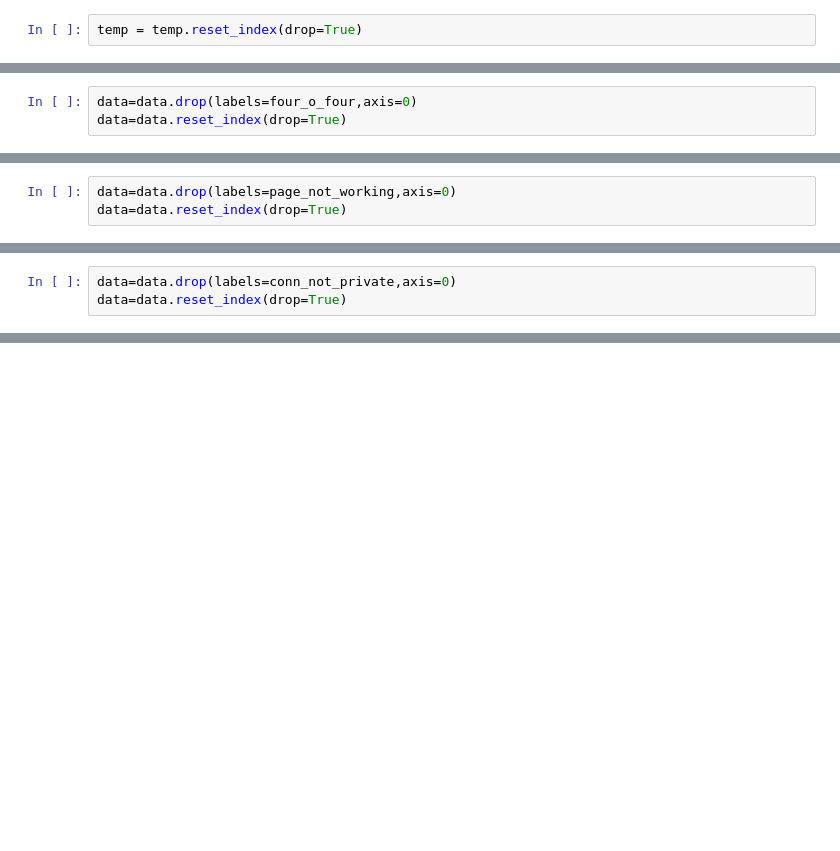
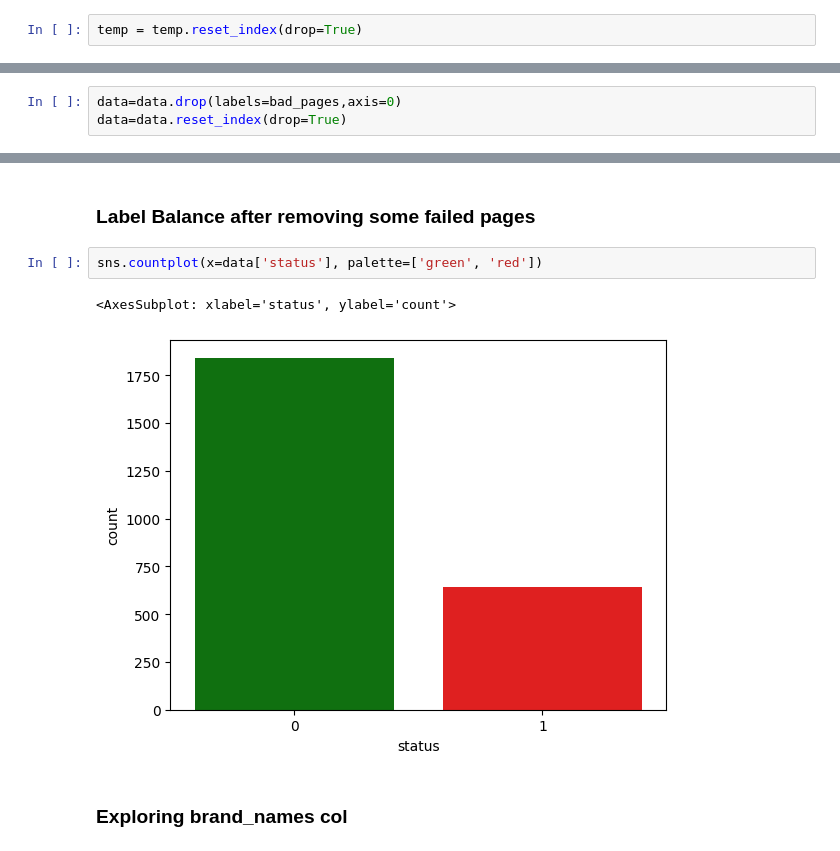
Before and after one commit to DanielYakubov/Phish-Sight-replication, a Jupyter notebook: EDA.ipynb, the cells around one changed output, grey strips where cells are left out. Saved outputs shown, nothing was run; the diff lists cells and outputs as text; blank space fills up the shorter version.

```diff
--- a/EDA.ipynb
+++ b/EDA.ipynb
@@ -432,6 +396,6 @@ Apple         1
 Name: brand_name, dtype: int64
 # %%
-data=data.drop(labels=four_o_four,axis=0)
+data=data.drop(labels=bad_pages,axis=0)
 data=data.reset_index(drop=True)
 # %%
 data.shape
@@ -495,3 +403,0 @@ temp
-# %%
-data=data.drop(labels=page_not_working,axis=0)
-data=data.reset_index(drop=True)
@@ -551,3 +403,0 @@ temp
-# %%
-data=data.drop(labels=conn_not_private,axis=0)
-data=data.reset_index(drop=True)
@@ -573,0 +404,9 @@ data
+# %% [markdown]
+### Label Balance after removing some failed pages
+# %%
+sns.countplot(x=data['status'], palette=['green', 'red'])
+# %% [output]
+<AxesSubplot: xlabel='status', ylabel='count'>
+[figure, added]
+# %% [markdown]
+### Exploring brand_names col
```
Also changed, not shown: parts of 51 cells of this notebook.
